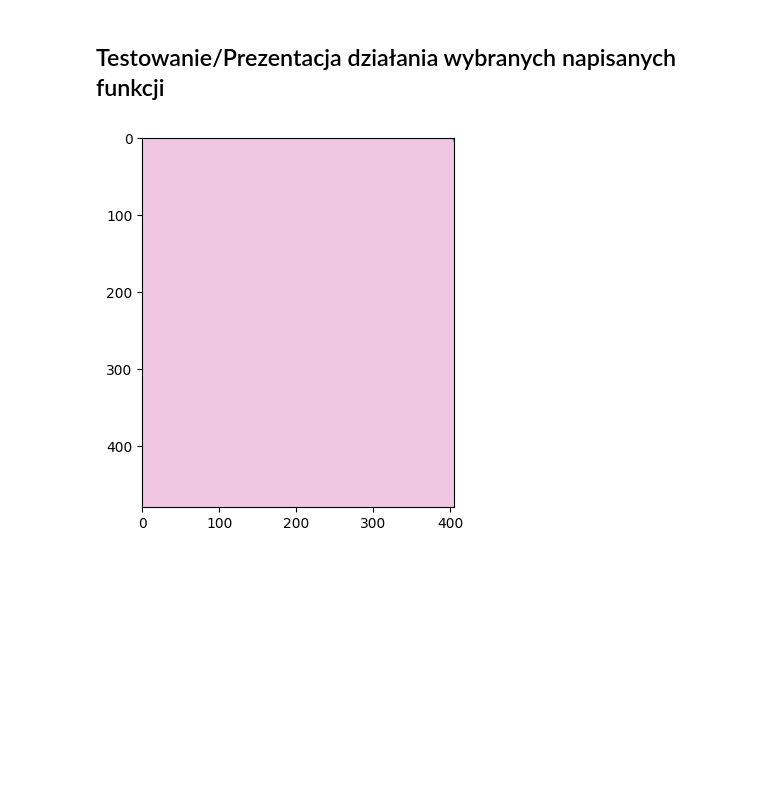
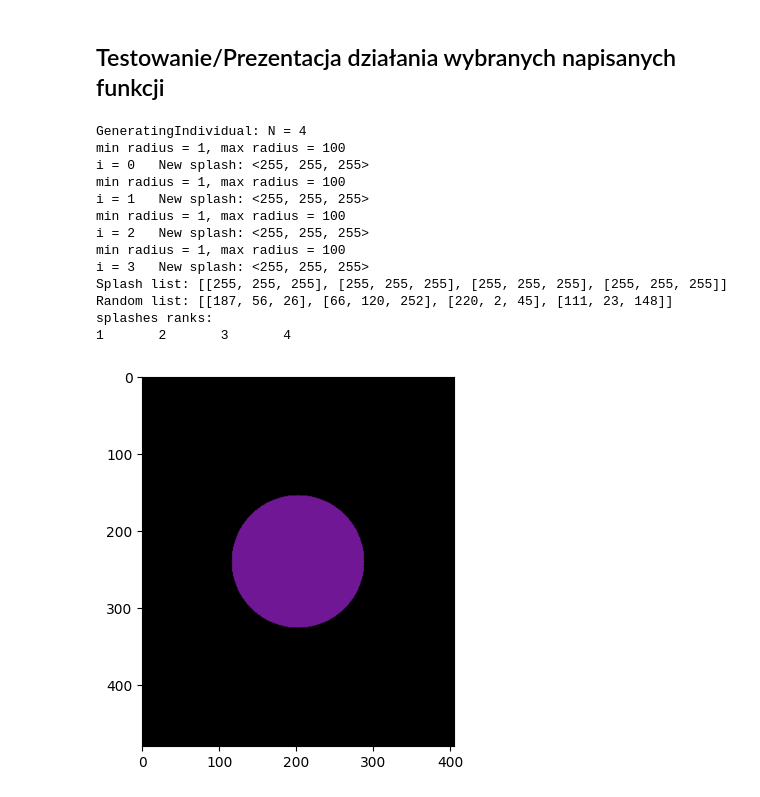
Before and after one commit to JakubKot01/Evolutionary-algorithms---project, a Jupyter notebook: testing.ipynb, the cells around one changed output. Cells and saved outputs as stored; diff of their text form; code cells hidden in the pictures; blank space fills up the shorter version.

```diff
--- a/testing.ipynb
+++ b/testing.ipynb
@@ -6,16 +6,30 @@ import numpy as np
 from importlib import reload
 # %%
 import individual
-reload(individual)
 from individual import Individual
 
+reload(individual)
+
 def test_convert_to_pixels_array():
-    indiv = Individual()
+    indiv = Individual(None, 1, 1, 100, 1)
     indiv.generate_random_individual()
     indiv.show_image()
 
 test_convert_to_pixels_array()
 # %% [output]
+GeneratingIndividual: N = 4
+min radius = 1, max radius = 100
+i = 0   New splash: <255, 255, 255>
+min radius = 1, max radius = 100
+i = 1   New splash: <255, 255, 255>
+min radius = 1, max radius = 100
+i = 2   New splash: <255, 255, 255>
+min radius = 1, max radius = 100
+i = 3   New splash: <255, 255, 255>
+Splash list: [[255, 255, 255], [255, 255, 255], [255, 255, 255], [255, 255, 255]]
+Random list: [[187, 56, 26], [66, 120, 252], [220, 2, 45], [111, 23, 148]]
+splashes ranks:
+1       2       3       4
-[figure, old version]
+[figure, new version]
 # %%
 import utils
```
Also changed, not shown: parts of 4 cells of this notebook, 6 other files.
